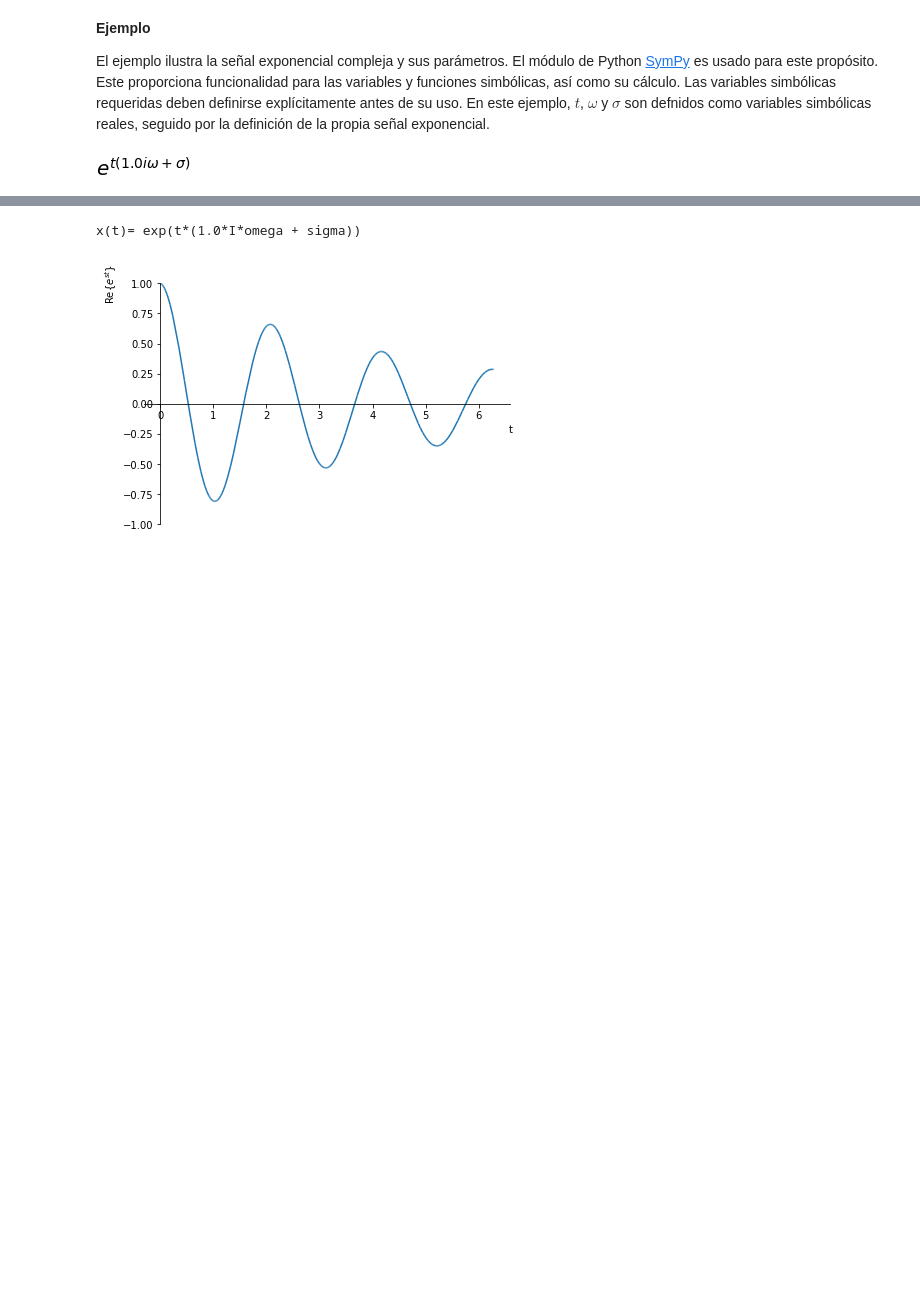
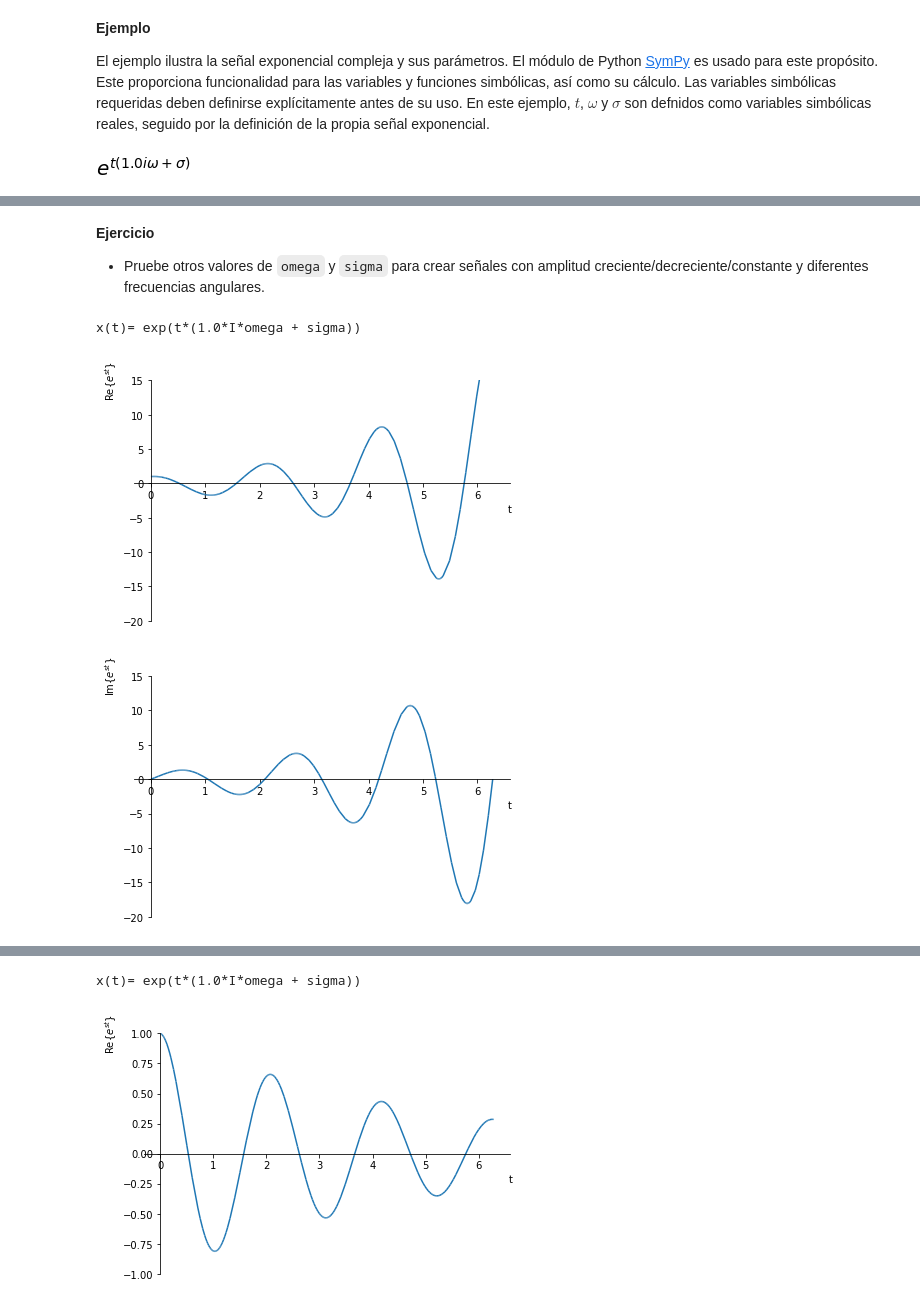
Before and after one commit to amalvarezme/SenalesSistemas, a Jupyter notebook: 1_IntroduccionSyS/2_Señales_estandar.ipynb, the cells around one changed output, grey strips where cells are left out. Saved outputs shown, nothing was run; the diff lists cells and outputs as text; code cells hidden in the pictures; blank space fills up the shorter version.

```diff
--- a/1_IntroduccionSyS/2_Señales_estandar.ipynb
+++ b/1_IntroduccionSyS/2_Señales_estandar.ipynb
@@ -49,0 +70,15 @@ Ahora tomando valores específicos para la frecuencia compleja $s = \sigma + j \
+# %% [markdown]
+**Ejercicio**
+
+* Pruebe otros valores de `omega` y `sigma` para crear señales con amplitud creciente/decreciente/constante y diferentes frecuencias angulares.
+# %%
+#ejemplo creciente -> sigma > 0
+y = x.subs({omega: 3, sigma : 0.5})
+print(r'x(t)=',x)
+
+sym.plot(sym.re(y), (t, 0, 2*sym.pi), ylabel=r'Re{$e^{st}$}',ylim=[-20,15]) #r' indica al linterprete una variable tipo string
+sym.plot(sym.im(y), (t, 0, 2*sym.pi), ylabel=r'Im{$e^{st}$}',ylim=[-20,15]);
+# %% [output]
+x(t)= exp(t*(1.0*I*omega + sigma))
+[figure, added]
+[figure, added]
```
Also changed, not shown: parts of 27 cells of this notebook.
